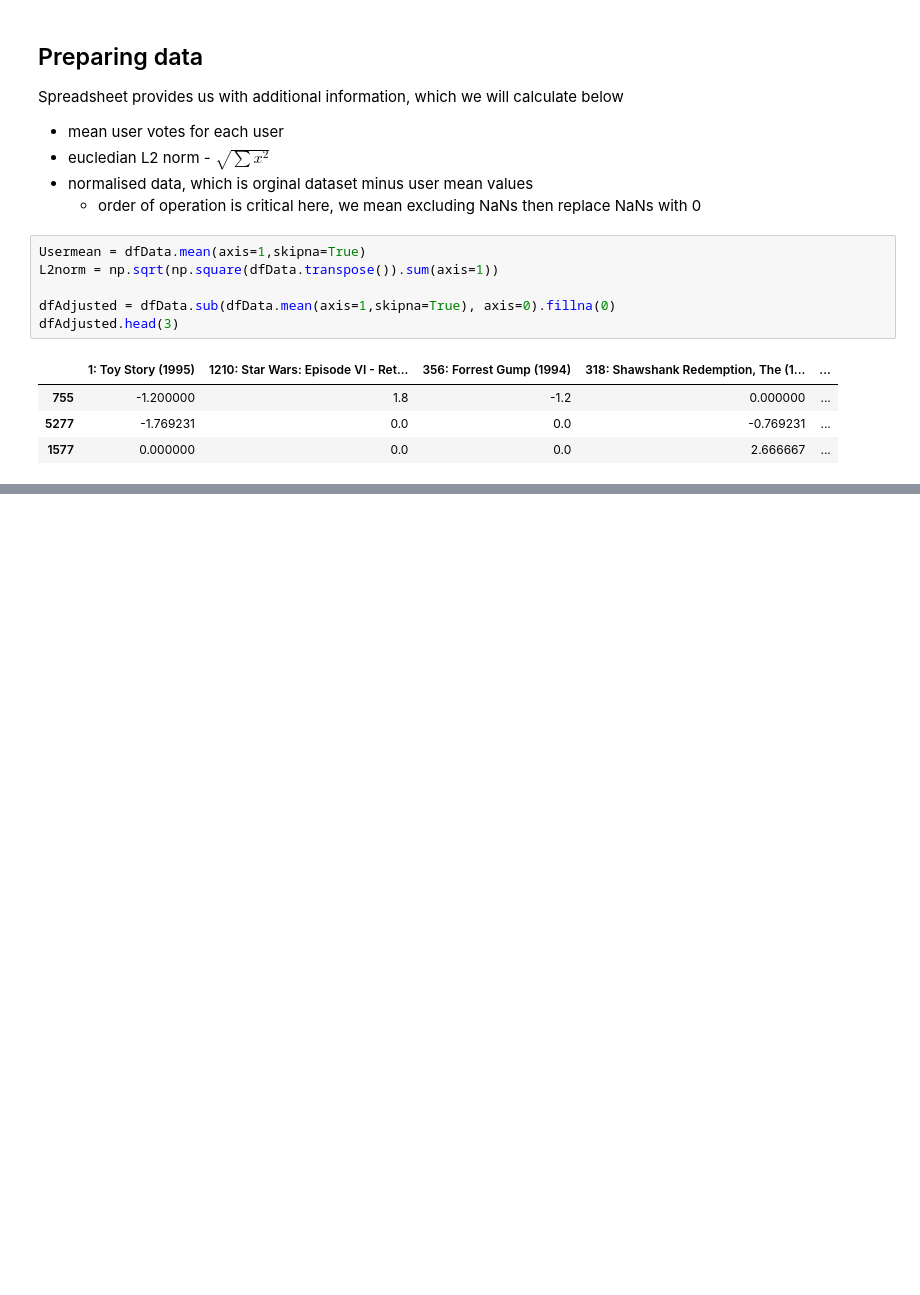
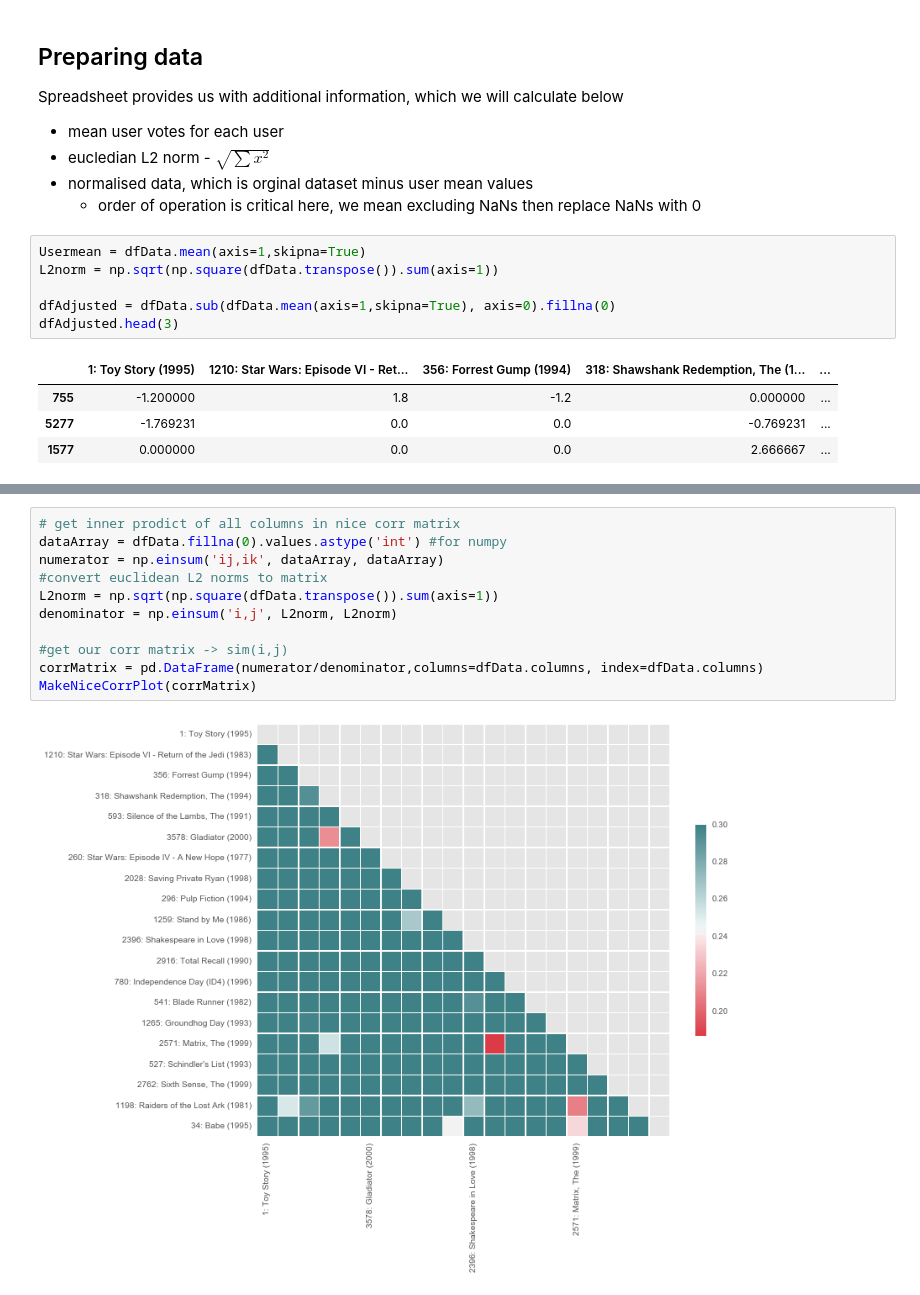
Before and after one commit to DfAC/IntroductionToRecommenderSystems, a Jupyter notebook: Week06.ipynb, the cells around one changed output, grey strips where cells are left out. Drawn from its saved outputs; the diff is of its cells as text; blank space fills up the shorter version.

```diff
--- a/Week06.ipynb
+++ b/Week06.ipynb
@@ -274,0 +223,13 @@ dtype: float64
+# %%
+# get inner prodict of all columns in nice corr matrix
+dataArray = dfData.fillna(0).values.astype('int') #for numpy
+numerator = np.einsum('ij,ik', dataArray, dataArray)
+#convert euclidean L2 norms to matrix
+L2norm = np.sqrt(np.square(dfData.transpose()).sum(axis=1))
+denominator = np.einsum('i,j', L2norm, L2norm)
+
+#get our corr matrix -> sim(i,j)
+corrMatrix = pd.DataFrame(numerator/denominator,columns=dfData.columns, index=dfData.columns)
+MakeNiceCorrPlot(corrMatrix)
+# %% [output]
+[figure, added]
```
Also changed, not shown: parts of 18 cells of this notebook, 2 other files.
